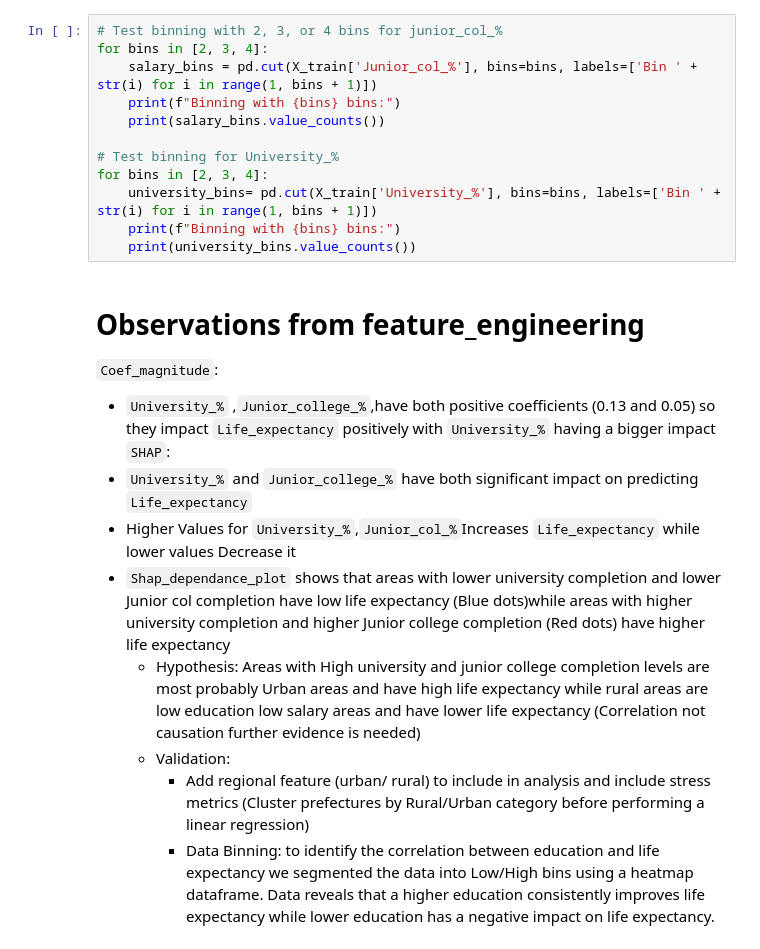
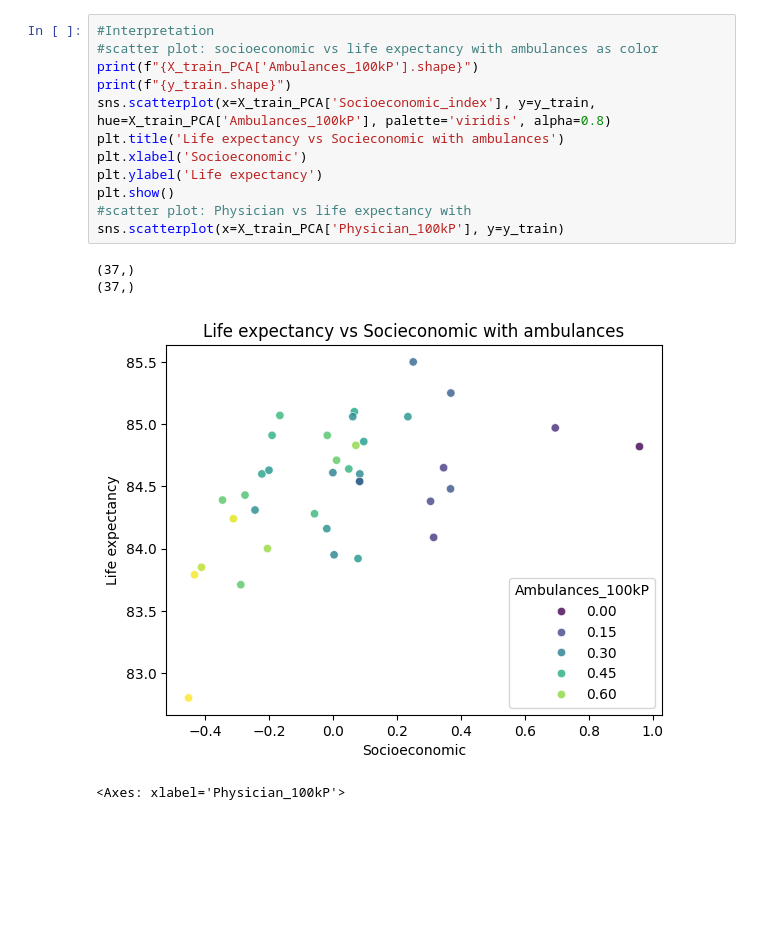
Before and after one commit to khalil-hub/Life-expectancy-analysis-Japan, a Jupyter notebook: notebooks/feature_importance.ipynb, the cells around one changed output. Saved outputs shown, nothing was run; the diff lists cells and outputs as text; blank space fills up the shorter version.

```diff
--- a/notebooks/feature_importance.ipynb
+++ b/notebooks/feature_importance.ipynb
@@ -127,25 +69,17 @@ High          84.567273  84.8780
-# %%
-# Test binning with 2, 3, or 4 bins for junior_col_%
-for bins in [2, 3, 4]:
-    salary_bins = pd.cut(X_train['Junior_col_%'], bins=bins, labels=['Bin ' + str(i) for i in range(1, bins + 1)])
-    print(f"Binning with {bins} bins:")
-    print(salary_bins.value_counts())
-
-# Test binning for University_%
-for bins in [2, 3, 4]:
-    university_bins= pd.cut(X_train['University_%'], bins=bins, labels=['Bin ' + str(i) for i in range(1, bins + 1)])
-    print(f"Binning with {bins} bins:")
-    print(university_bins.value_counts())
-# %% [markdown]
-# Observations from feature_engineering
-`Coef_magnitude`:
-- `University_%` ,`Junior_college_%`,have both positive coefficients (0.13 and 0.05) so they impact `Life_expectancy` positively
-with `University_%` having a bigger impact
-`SHAP`:
-- `University_%` and `Junior_college_%` have both significant impact on predicting `Life_expectancy`
-- Higher Values for `University_%`,`Junior_col_%`Increases `Life_expectancy` while lower values Decrease it
-- `Shap_dependance_plot` shows that areas with lower university completion and lower Junior col completion have low life expectancy (Blue dots)while areas with higher university completion and higher Junior college completion (Red dots) have higher life expectancy
-  * Hypothesis: Areas with High university and junior college completion levels are most probably Urban areas and have high life expectancy while rural areas are low education low salary areas and have lower life expectancy (Correlation not causation further evidence is needed)
-  * Validation:
-    - Add regional feature (urban/ rural) to include in analysis and include stress metrics (Cluster prefectures by Rural/Urban category before performing a linear regression)
-    - Data Binning: to identify the correlation between education and life expectancy we segmented the data into Low/High bins using a heatmap dataframe. Data reveals that a higher education consistently improves life expectancy while lower education has a negative impact on life expectancy.
+# %%
+#Interpretation
+#scatter plot: socioeconomic vs life expectancy with ambulances as color
+print(f"{X_train_PCA['Ambulances_100kP'].shape}")
+print(f"{y_train.shape}")
+sns.scatterplot(x=X_train_PCA['Socioeconomic_index'], y=y_train, hue=X_train_PCA['Ambulances_100kP'], palette='viridis', alpha=0.8)
+plt.title('Life expectancy vs Socieconomic with ambulances')
+plt.xlabel('Socioeconomic')
+plt.ylabel('Life expectancy')
+plt.show()
+#scatter plot: Physician vs life expectancy with
+sns.scatterplot(x=X_train_PCA['Physician_100kP'], y=y_train)
+# %% [output]
+(37,)
+(37,)
+[figure, added]
+<Axes: xlabel='Physician_100kP'>
```
Also changed, not shown: parts of 6 cells of this notebook, 35 other files.
